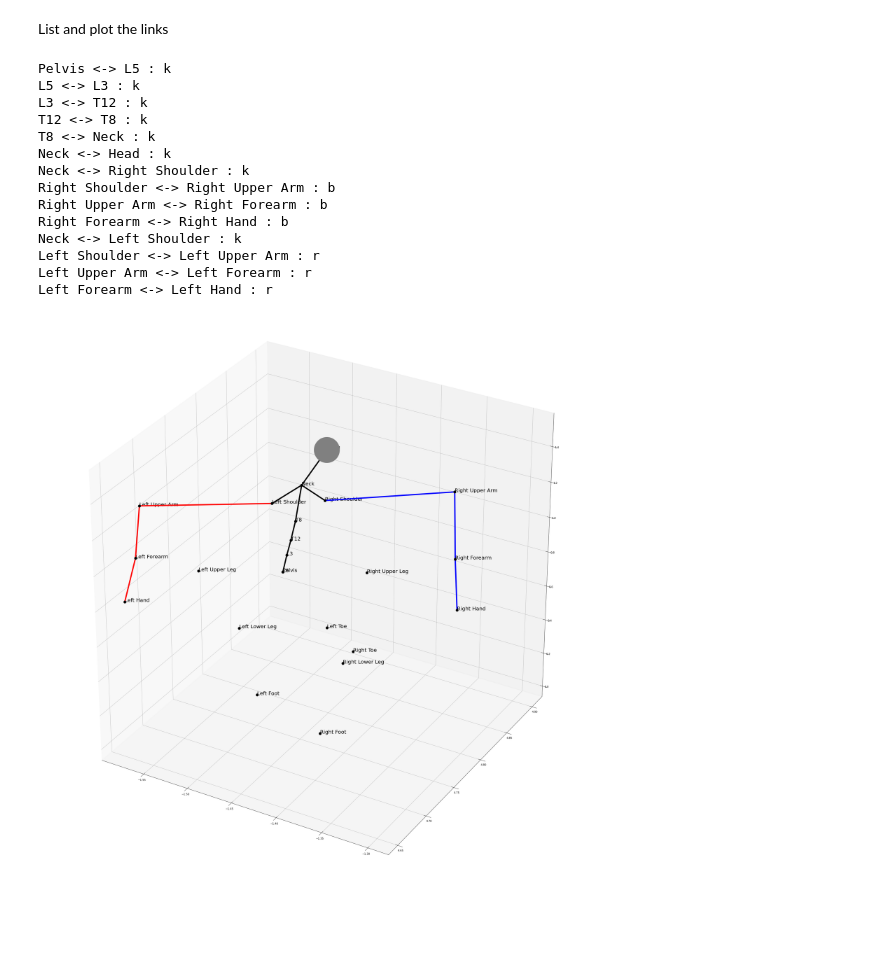
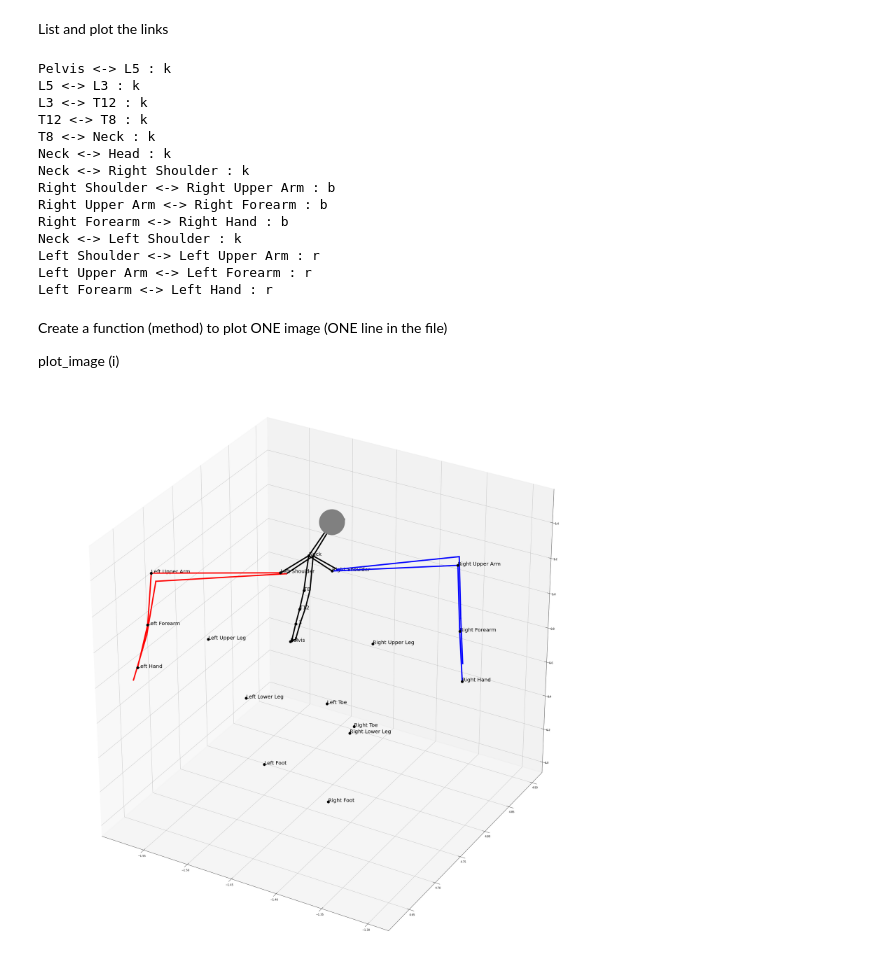
Before and after one commit to eyajemni/Spondylarthrite, a Jupyter notebook: exemple.ipynb, the cells around one changed output. Cells and saved outputs as stored; diff of their text form; code cells hidden in the pictures; blank space fills up the shorter version.

Commit message:
exemple with a new Skeleton class

```diff
--- a/exemple.ipynb
+++ b/exemple.ipynb
@@ -134,7 +133,8 @@ links = []
 
  # Axial links in black
 for i in range(0,6):
-    links.append(Link(i, i+1, 'k'))
+    newLink =  Link(i, i+1, 'k')
+    links.append(newLink)
 
  # Neck <-> Right Shoulder
 links.append(Link(5, 7, 'k'))
@@ -163,22 +163,22 @@ for i in range(nLinks):
 
 # display the links
 # TODO : make it a method of Link
-for i in range(nLinks):
-    iMk1 = links[i].marker1
-    iMk2 = links[i].marker2
+# for i in range(nLinks):
+#     iMk1 = links[i].marker1
+#     iMk2 = links[i].marker2
 
-    VecStart_x = markers[iMk1].x[iImage]
-    VecEnd_x   = markers[iMk2].x[iImage]
+#     VecStart_x = markers[iMk1].x[iImage]
+#     VecEnd_x   = markers[iMk2].x[iImage]
 
-    VecStart_y = markers[iMk1].y[iImage]
-    VecEnd_y   = markers[iMk2].y[iImage]
+#     VecStart_y = markers[iMk1].y[iImage]
+#     VecEnd_y   = markers[iMk2].y[iImage]
 
-    VecStart_z = markers[iMk1].z[iImage]
-    VecEnd_z   = markers[iMk2].z[iImage]
+#     VecStart_z = markers[iMk1].z[iImage]
+#     VecEnd_z   = markers[iMk2].z[iImage]
 
-    ax.plot([VecStart_x, VecEnd_x], [VecStart_y,VecEnd_y],zs=[VecStart_z,VecEnd_z], color= links[i].color, linewidth=5.0)
+#     ax.plot([VecStart_x, VecEnd_x], [VecStart_y,VecEnd_y],zs=[VecStart_z,VecEnd_z], color= links[i].color, linewidth=5.0)
 
-fig
+# fig
 # %% [output]
 Pelvis <-> L5 : k
 L5 <-> L3 : k
@@ -194,4 +194,40 @@ Neck <-> Left Shoulder : k
 Left Shoulder <-> Left Upper Arm : r
 Left Upper Arm <-> Left Forearm : r
 Left Forearm <-> Left Hand : r
-[figure, removed]
+# %% [markdown]
+Create a function (method) to plot ONE image (ONE line in the file)
+
+
+plot_image (i)
+# %%
+class Skeleton:
+    markers = []
+    links = []
+    def __init__(self, markers, links):
+        self.markers = markers
+        self.links = links
+
+    def plot_image(self, iImage, ax):
+        nLinks = len(links)
+        for i in range(nLinks):
+            iMk1 = links[i].marker1
+            iMk2 = links[i].marker2
+
+            VecStart_x = markers[iMk1].x[iImage]
+            VecEnd_x   = markers[iMk2].x[iImage]
+
+            VecStart_y = markers[iMk1].y[iImage]
+            VecEnd_y   = markers[iMk2].y[iImage]
+
+            VecStart_z = markers[iMk1].z[iImage]
+            VecEnd_z   = markers[iMk2].z[iImage]
+
+            ax.plot([VecStart_x, VecEnd_x], [VecStart_y,VecEnd_y],zs=[VecStart_z,VecEnd_z], color= links[i].color, linewidth=5.0)
+
+
+
+skeleton = Skeleton(markers, links)
+skeleton.plot_image(8, ax)
+fig
+# %% [output]
+[figure, added]
```
Also changed, not shown: parts of 1 cell of this notebook.
